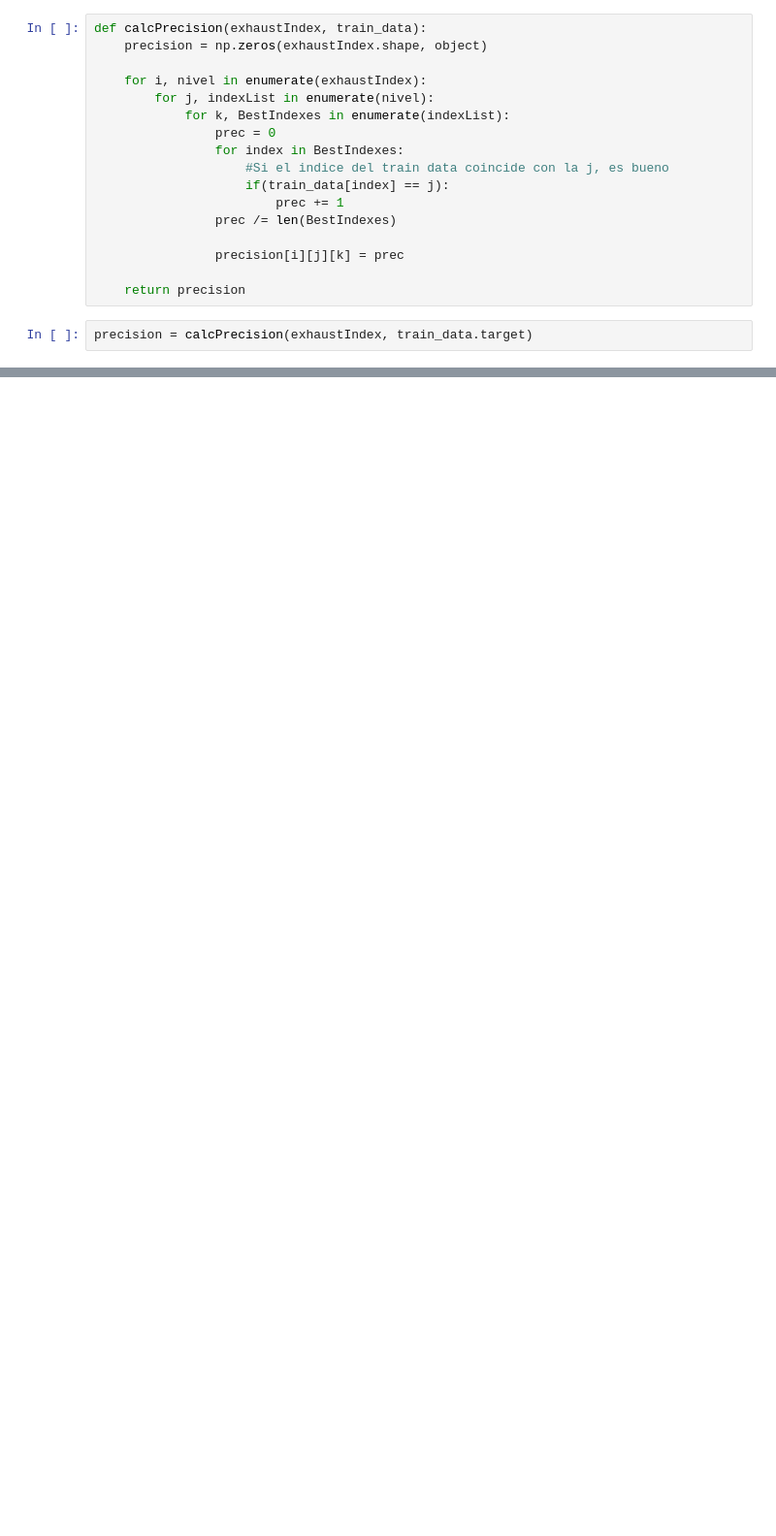
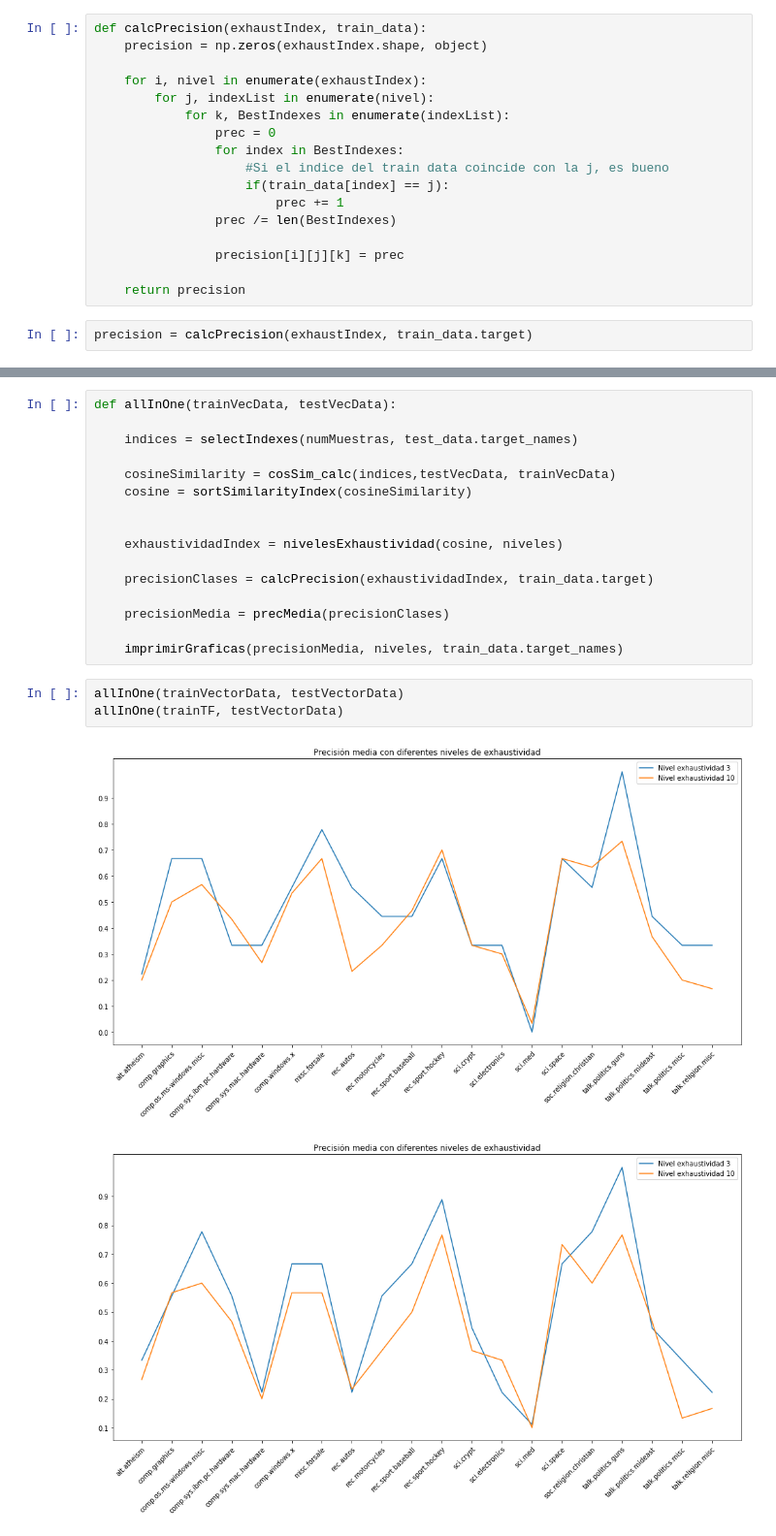
Before and after one commit to Al3xFreeman/IA2, a Jupyter notebook: P2-2-[IA2].ipynb, the cells around one changed output, grey strips where cells are left out. Shown: that part at 97% size. Drawn from its saved outputs; the diff is of its cells as text; blank space fills up the shorter version.

```diff
--- a/P2-2-[IA2].ipynb
+++ b/P2-2-[IA2].ipynb
@@ -427,0 +222,22 @@ imprimirGraficas(precMedia, niveles, train_data.target_names)
+# %%
+def allInOne(trainVecData, testVecData):
+
+    indices = selectIndexes(numMuestras, test_data.target_names)
+
+    cosineSimilarity = cosSim_calc(indices,testVecData, trainVecData)
+    cosine = sortSimilarityIndex(cosineSimilarity)
+
+
+    exhaustividadIndex = nivelesExhaustividad(cosine, niveles)
+
+    precisionClases = calcPrecision(exhaustividadIndex, train_data.target)
+
+    precisionMedia = precMedia(precisionClases)
+
+    imprimirGraficas(precisionMedia, niveles, train_data.target_names)
+# %%
+allInOne(trainVectorData, testVectorData)
+allInOne(trainTF, testVectorData)
+# %% [output]
+[figure, added]
+[figure, added]
```
Also changed, not shown: parts of 50 cells of this notebook.
